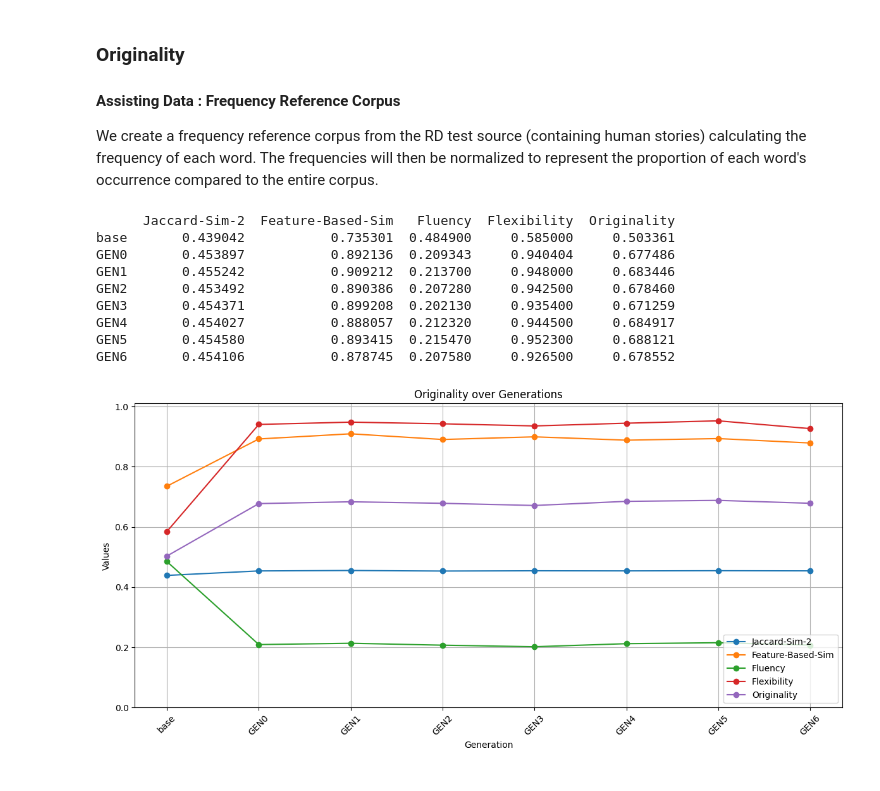
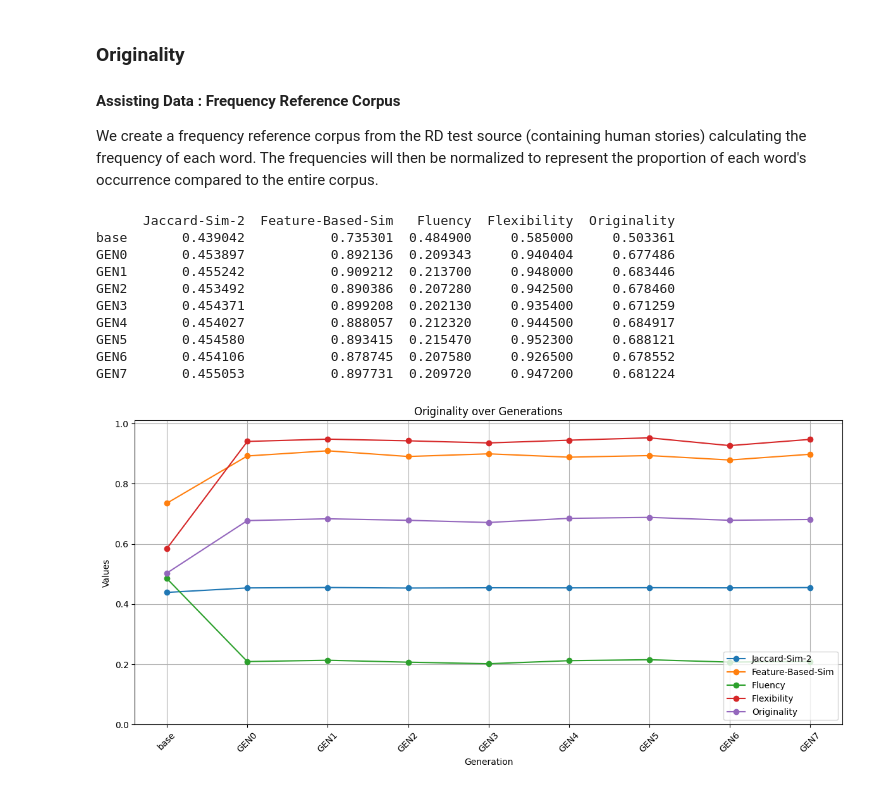
Before and after one commit to VasilisAvgoustakis/BA_Thesis_Experiment, a Jupyter notebook: evaluation.ipynb, the cells around one changed output. Saved outputs shown, nothing was run; the diff lists cells and outputs as text; code cells hidden in the pictures.

```diff
--- a/evaluation.ipynb
+++ b/evaluation.ipynb
@@ -161,27 +160,29 @@ We create a frequency reference corpus from the RD test source (containing human
 # %%
 eval_files2 = [
     "outputs/base/eval_table_base_2.csv",
     "outputs/gen0/eval_table_gen0_2.csv",
     "outputs/gen1/eval_table_gen1_2.csv",
     "outputs/gen2/eval_table_gen2_2.csv",
     "outputs/gen3/eval_table_gen3_2.csv",
     "outputs/gen4/eval_table_gen4_2.csv",
     "outputs/gen5/eval_table_gen5_2.csv",
-    "outputs/gen6/eval_table_gen6_2.csv"
+    "outputs/gen6/eval_table_gen6_2.csv",
+    "outputs/gen7/eval_table_gen7_2.csv"
 ]
 
 columns2 = ["Jaccard-Sim-2", "Feature-Based-Sim", "Fluency", "Flexibility", "Originality"]
 
 #process_and_plot_csv_data_with_base(eval_files2, columns2, "creativity", "evaluation")
 process_and_plot_csv_data_with_legend(eval_files2, columns2, "creativity", "evaluation")
 # %% [output]
       Jaccard-Sim-2  Feature-Based-Sim   Fluency  Flexibility  Originality
 base       0.439042           0.735301  0.484900     0.585000     0.503361
 GEN0       0.453897           0.892136  0.209343     0.940404     0.677486
 GEN1       0.455242           0.909212  0.213700     0.948000     0.683446
 GEN2       0.453492           0.890386  0.207280     0.942500     0.678460
 GEN3       0.454371           0.899208  0.202130     0.935400     0.671259
 GEN4       0.454027           0.888057  0.212320     0.944500     0.684917
 GEN5       0.454580           0.893415  0.215470     0.952300     0.688121
 GEN6       0.454106           0.878745  0.207580     0.926500     0.678552
+GEN7       0.455053           0.897731  0.209720     0.947200     0.681224
-[figure, old version]
+[figure, new version]
```
Also changed, not shown: parts of 1 cell of this notebook, 12 other files.
